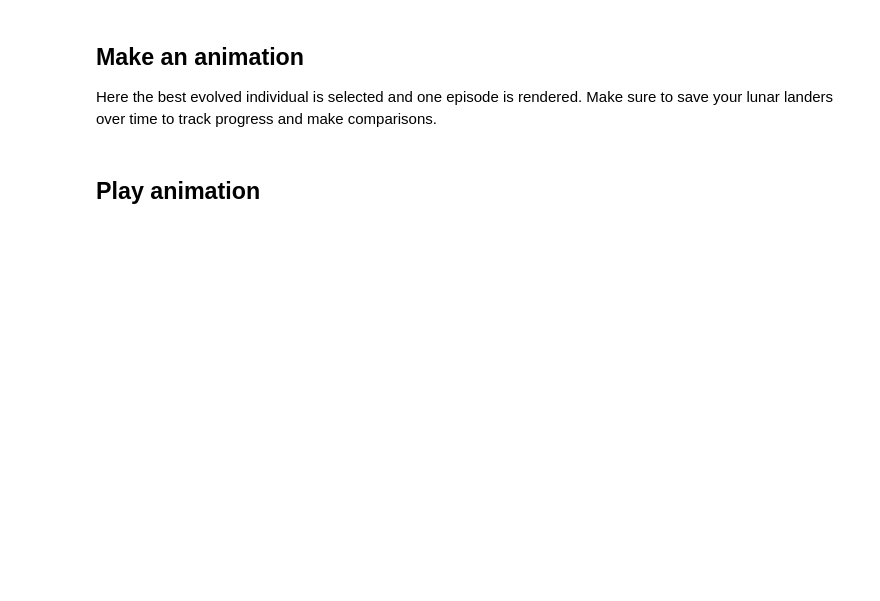
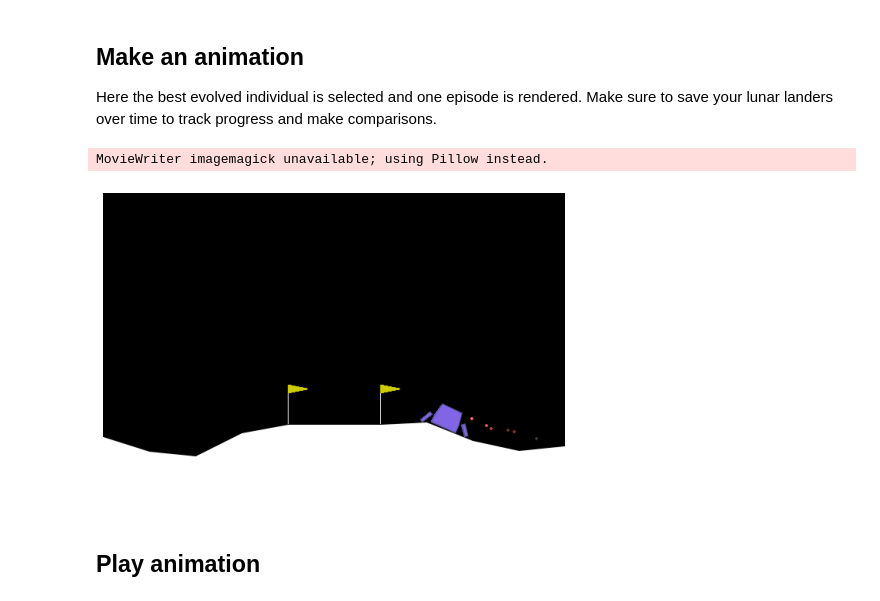
Before and after one commit to anishhdiwan/differentiable_GP_lunarlander, a Jupyter notebook: solution.ipynb, the cells around one changed output. Saved outputs shown, nothing was run; the diff lists cells and outputs as text; code cells hidden in the pictures; blank space fills up the shorter version.

```diff
--- a/solution.ipynb
+++ b/solution.ipynb
@@ -373,21 +482,24 @@ Here the best evolved individual is selected and one episode is rendered. Make s
 #!conda install -c conda-forge imagemagick
 # %%
 frames = []
-
+best = evo.best_of_gens[-1]
 # gist to save gif from https://gist.github.com/botforge/64cbb71780e6208172bbf03cd9293553
 def save_frames_as_gif(frames, path='./', filename='evolved_lander.gif'):
   plt.figure(figsize=(frames[0].shape[1] / 72.0, frames[0].shape[0] / 72.0), dpi=72)
   patch = plt.imshow(frames[0])
   plt.axis('off')
   def animate(i):
       patch.set_data(frames[i])
   anim = animation.FuncAnimation(plt.gcf(), animate, frames = len(frames), interval=50)
   anim.save(path + filename, writer='imagemagick', fps=60)
 
 frames = []
 fitness_function_pt(best, num_episodes=1, episode_duration=500, render=True, ignore_done=False)
 env.close()
 save_frames_as_gif(frames)
+# %% [output]
+MovieWriter imagemagick unavailable; using Pillow instead.
+[figure, added]
 # %% [markdown]
 ## Play animation
 # %% [markdown]
```
Also changed, not shown: parts of 10 cells of this notebook, 3 other files.
